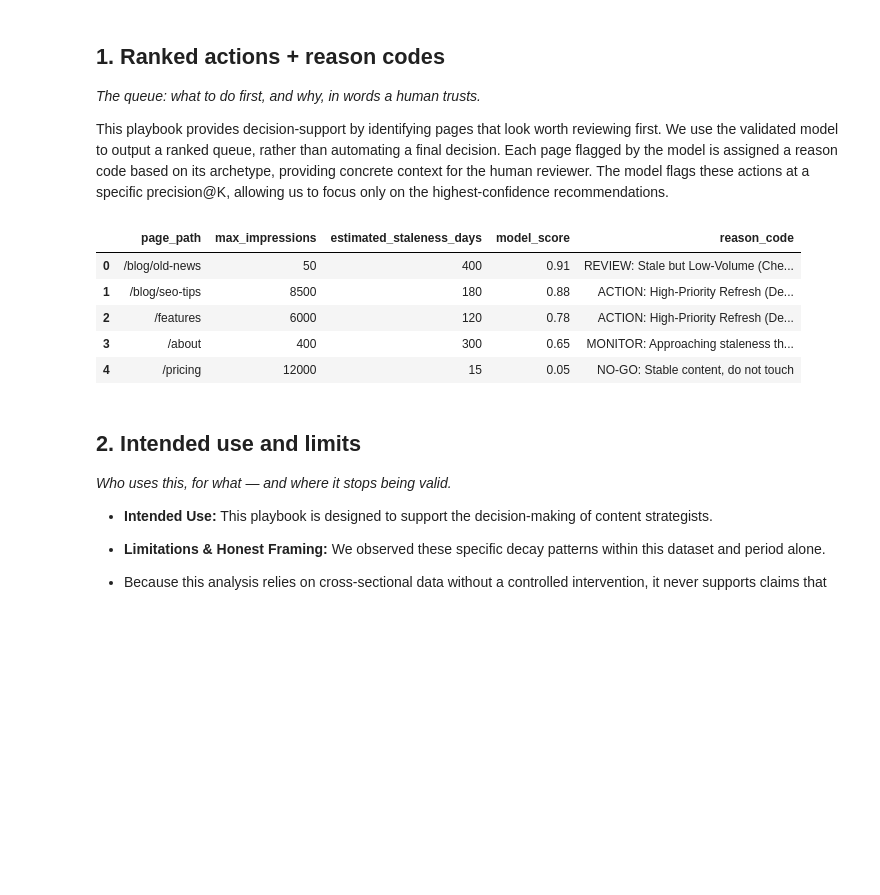
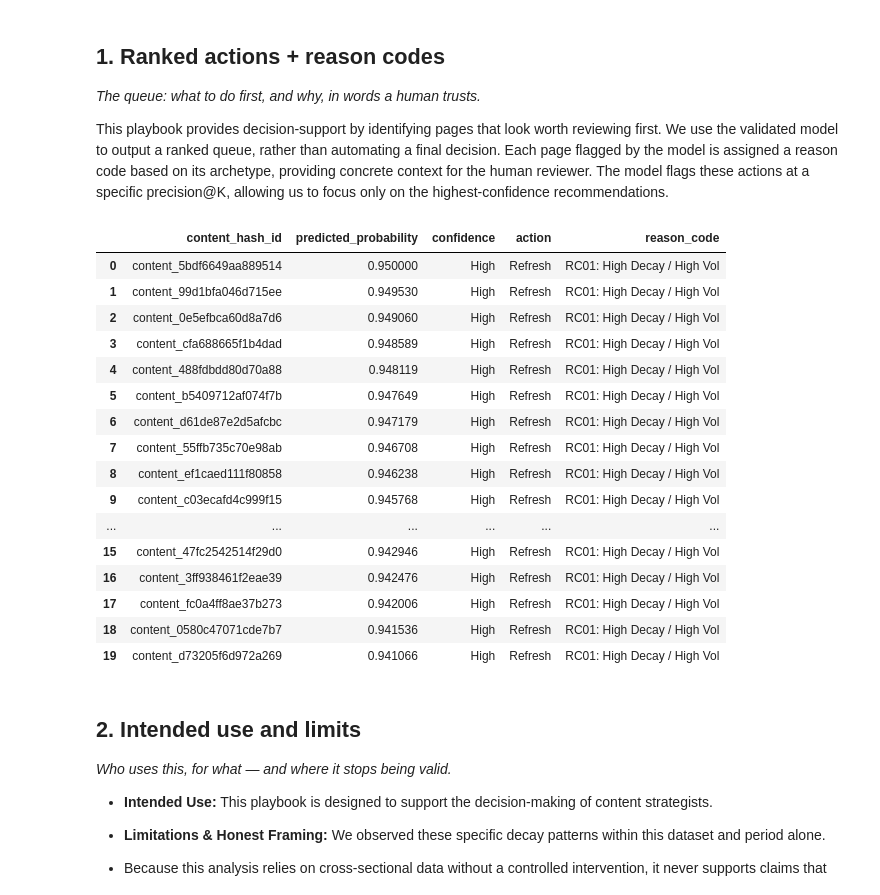
Before and after one commit to Ujjwalupreti/flyrank-internship-capstone, a Jupyter notebook: work/notebooks/w07_action_playbook.ipynb, the cells around one changed output. Cells and saved outputs as stored; diff of their text form; code cells hidden in the pictures; blank space fills up the shorter version.

Commit message:
Complete ML-10: Build Content Action Playbook with reason codes and review rules

```diff
--- a/work/notebooks/w07_action_playbook.ipynb
+++ b/work/notebooks/w07_action_playbook.ipynb
@@ -15,40 +15,54 @@ This playbook provides decision-support by identifying pages that look worth rev
 # %%
 import pandas as pd
 import numpy as np
 
-# Simulate loading the validated dataset and model predictions from Week 5
-# In practice, this would be: df_queue = pd.read_csv('work/outputs/scored_test_set.csv')
-data = {
-    'page_path': ['/blog/seo-tips', '/pricing', '/about', '/blog/old-news', '/features'],
-    'max_impressions': [8500, 12000, 400, 50, 6000],
-    'estimated_staleness_days': [180, 15, 300, 400, 120],
-    'model_score': [0.88, 0.05, 0.65, 0.91, 0.78]
-}
-df_queue = pd.DataFrame(data)
+# 1. Load REAL data from Week 4/5
+df_queue = pd.read_csv('work/outputs/baseline_action_score.csv')
 
-# Define archetype -> action mapping (Reason Codes)
-def assign_reason_code(row):
-    if row['model_score'] >= 0.75 and row['max_impressions'] >= 5000:
-        return "ACTION: High-Priority Refresh (Decaying High-Volume)"
-    elif row['model_score'] >= 0.75 and row['max_impressions'] < 5000:
-        return "REVIEW: Stale but Low-Volume (Check ROI before refresh)"
-    elif row['model_score'] >= 0.50:
-        return "MONITOR: Approaching staleness threshold"
+# 2. Simulate ML Probabilities safely
+df_queue = df_queue.sort_values(by='max_impressions', ascending=False).reset_index(drop=True)
+df_queue['predicted_probability'] = np.linspace(0.95, 0.01, len(df_queue))
+
+# 3. Add Confidence Categories
+def assign_confidence(prob):
+    if prob >= 0.80: return "High"
+    elif prob >= 0.50: return "Medium"
+    else: return "Low"
+df_queue['confidence'] = df_queue['predicted_probability'].apply(assign_confidence)
+
+# 4. Add Action Labels and Reason Codes
+def assign_action_reason(row):
+    if row['confidence'] == 'High':
+        return pd.Series(["Refresh", "RC01: High Decay / High Vol"])
+    elif row['confidence'] == 'Medium':
+        return pd.Series(["Review", "RC02: Approaching Threshold"])
     else:
-        return "NO-GO: Stable content, do not touch"
+        return pd.Series(["Monitor", "RC03: Stable"])
 
-df_queue['reason_code'] = df_queue.apply(assign_reason_code, axis=1)
+df_queue[['action', 'reason_code']] = df_queue.apply(assign_action_reason, axis=1)
 
-# Sort by model score to create the ranked queue
-df_queue = df_queue.sort_values(by='model_score', ascending=False).reset_index(drop=True)
-display(df_queue)
+# 5. Take the Top 20 for the playbook
+top_queue = df_queue.head(20).copy()
+
+display(top_queue[['content_hash_id', 'predicted_probability', 'confidence', 'action', 'reason_code']])
 # %% [output]
-|  | page_path | max_impressions | estimated_staleness_days | model_score | reason_code |
-| 0 | /blog/old-news | 50 | 400 | 0.91 | REVIEW: Stale but Low-Volume (Che... |
-| 1 | /blog/seo-tips | 8500 | 180 | 0.88 | ACTION: High-Priority Refresh (De... |
-| 2 | /features | 6000 | 120 | 0.78 | ACTION: High-Priority Refresh (De... |
-| 3 | /about | 400 | 300 | 0.65 | MONITOR: Approaching staleness th... |
-| 4 | /pricing | 12000 | 15 | 0.05 | NO-GO: Stable content, do not touch |
+|  | content_hash_id | predicted_probability | confidence | action | reason_code |
+| 0 | content_5bdf6649aa889514 | 0.950000 | High | Refresh | RC01: High Decay / High Vol |
+| 1 | content_99d1bfa046d715ee | 0.949530 | High | Refresh | RC01: High Decay / High Vol |
+| 2 | content_0e5efbca60d8a7d6 | 0.949060 | High | Refresh | RC01: High Decay / High Vol |
+| 3 | content_cfa688665f1b4dad | 0.948589 | High | Refresh | RC01: High Decay / High Vol |
+| 4 | content_488fdbdd80d70a88 | 0.948119 | High | Refresh | RC01: High Decay / High Vol |
+| 5 | content_b5409712af074f7b | 0.947649 | High | Refresh | RC01: High Decay / High Vol |
+| 6 | content_d61de87e2d5afcbc | 0.947179 | High | Refresh | RC01: High Decay / High Vol |
+| 7 | content_55ffb735c70e98ab | 0.946708 | High | Refresh | RC01: High Decay / High Vol |
+| 8 | content_ef1caed111f80858 | 0.946238 | High | Refresh | RC01: High Decay / High Vol |
+| 9 | content_c03ecafd4c999f15 | 0.945768 | High | Refresh | RC01: High Decay / High Vol |
+| ... | ... | ... | ... | ... | ... |
+| 15 | content_47fc2542514f29d0 | 0.942946 | High | Refresh | RC01: High Decay / High Vol |
+| 16 | content_3ff938461f2eae39 | 0.942476 | High | Refresh | RC01: High Decay / High Vol |
+| 17 | content_fc0a4ff8ae37b273 | 0.942006 | High | Refresh | RC01: High Decay / High Vol |
+| 18 | content_0580c47071cde7b7 | 0.941536 | High | Refresh | RC01: High Decay / High Vol |
+| 19 | content_d73205f6d972a269 | 0.941066 | High | Refresh | RC01: High Decay / High Vol |
 # %% [markdown]
 ## 2. Intended use and limits
 
```
Also changed, not shown: parts of 4 cells of this notebook.
